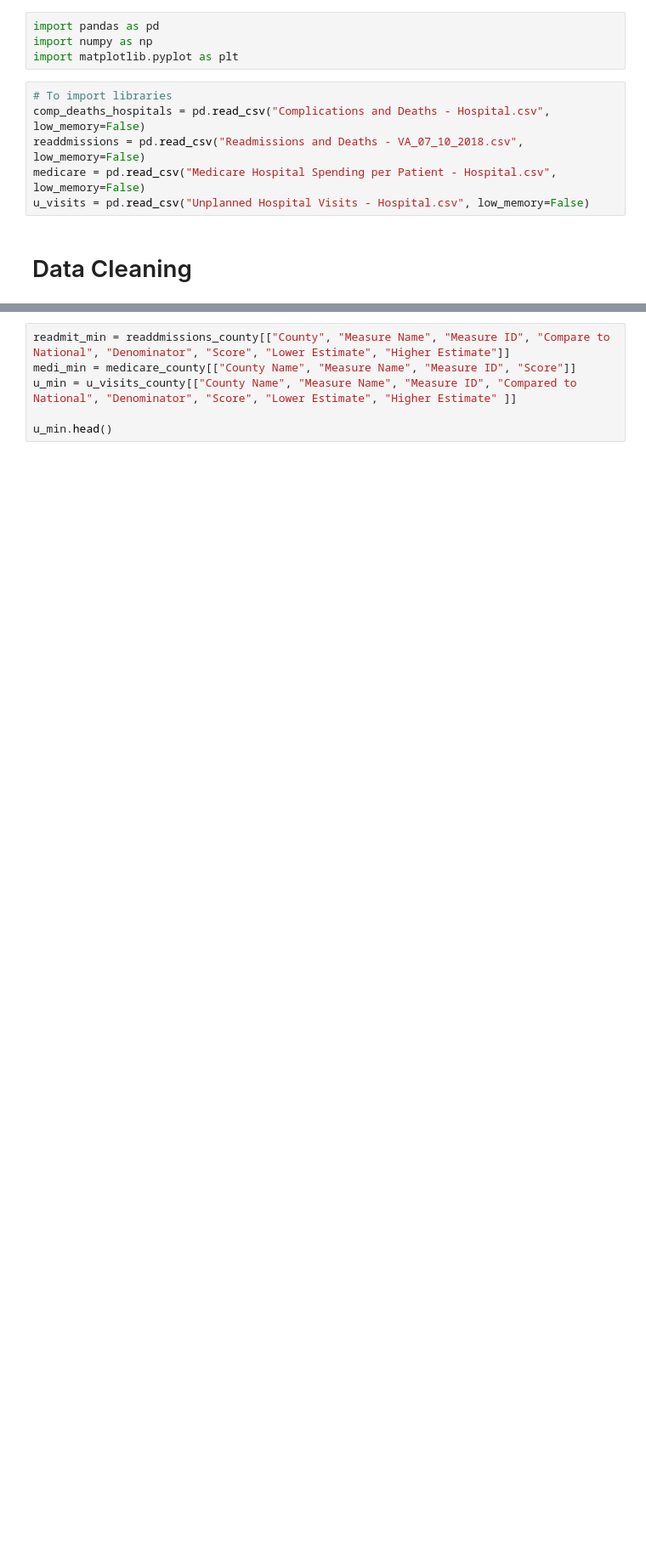
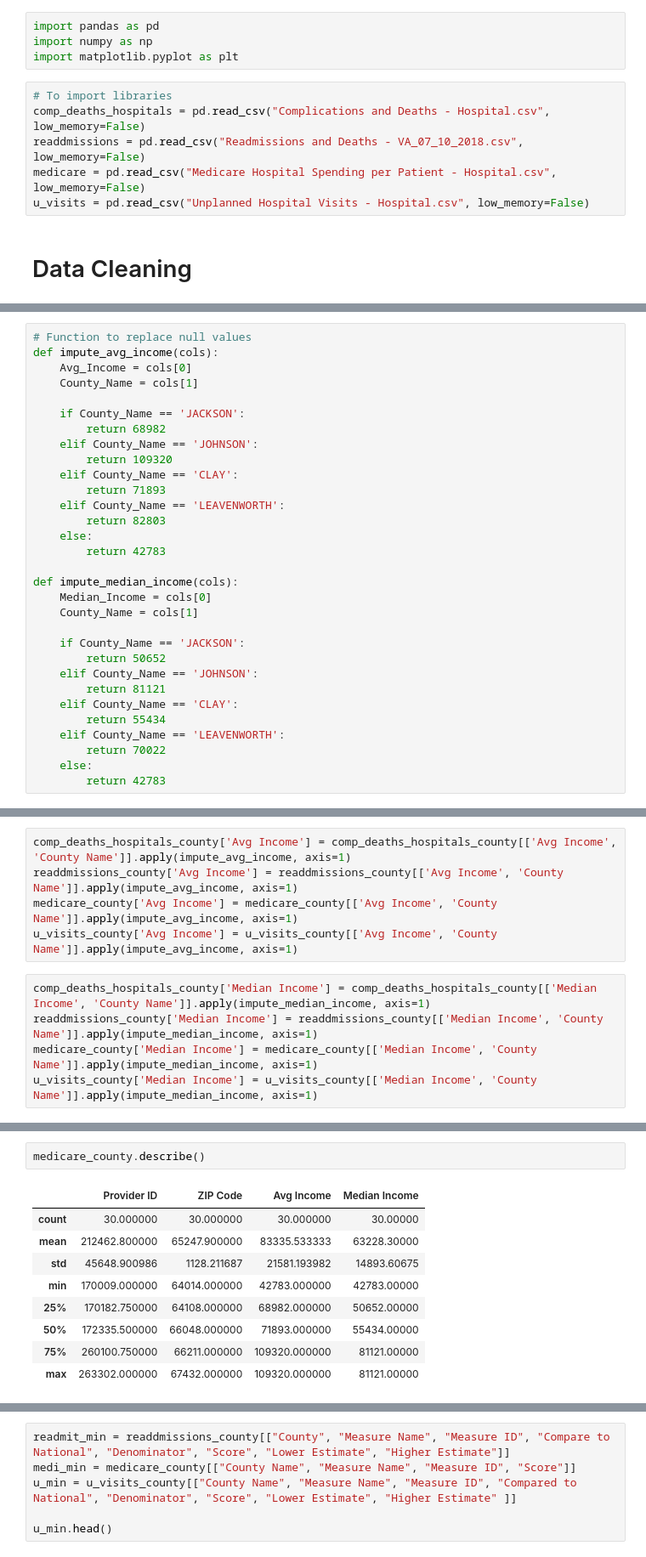
Before and after one commit to TedMur/SnakeBait, a Jupyter notebook: Data/Jazz Hands.ipynb, the cells around one changed output, grey strips where cells are left out. Shown: that part at 85% size. Cells and saved outputs as stored; diff of their text form; blank space fills up the shorter version.

```diff
--- a/Data/Jazz Hands.ipynb
+++ b/Data/Jazz Hands.ipynb
@@ -114,0 +139,31 @@ print(avg_income)
+# %%
+# Function to replace null values
+def impute_avg_income(cols):
+    Avg_Income = cols[0]
+    County_Name = cols[1]
+
+    if County_Name == 'JACKSON':
+        return 68982
+    elif County_Name == 'JOHNSON':
+        return 109320
+    elif County_Name == 'CLAY':
+        return 71893
+    elif County_Name == 'LEAVENWORTH':
+        return 82803
+    else:
+        return 42783
+
+def impute_median_income(cols):
+    Median_Income = cols[0]
+    County_Name = cols[1]
+
+    if County_Name == 'JACKSON':
+        return 50652
+    elif County_Name == 'JOHNSON':
+        return 81121
+    elif County_Name == 'CLAY':
+        return 55434
+    elif County_Name == 'LEAVENWORTH':
+        return 70022
+    else:
+        return 42783
@@ -114,0 +172,10 @@ print(avg_income)
+# %%
+comp_deaths_hospitals_county['Avg Income'] = comp_deaths_hospitals_county[['Avg Income', 'County Name']].apply(impute_avg_income, axis=1)
+readdmissions_county['Avg Income'] = readdmissions_county[['Avg Income', 'County Name']].apply(impute_avg_income, axis=1)
+medicare_county['Avg Income'] = medicare_county[['Avg Income', 'County Name']].apply(impute_avg_income, axis=1)
+u_visits_county['Avg Income'] = u_visits_county[['Avg Income', 'County Name']].apply(impute_avg_income, axis=1)
+# %%
+comp_deaths_hospitals_county['Median Income'] = comp_deaths_hospitals_county[['Median Income', 'County Name']].apply(impute_median_income, axis=1)
+readdmissions_county['Median Income'] = readdmissions_county[['Median Income', 'County Name']].apply(impute_median_income, axis=1)
+medicare_county['Median Income'] = medicare_county[['Median Income', 'County Name']].apply(impute_median_income, axis=1)
+u_visits_county['Median Income'] = u_visits_county[['Median Income', 'County Name']].apply(impute_median_income, axis=1)
@@ -114,0 +216,12 @@ print(avg_income)
+# %%
+medicare_county.describe()
+# %% [output]
+|  | Provider ID | ZIP Code | Avg Income | Median Income |
+| count | 30.000000 | 30.000000 | 30.000000 | 30.00000 |
+| mean | 212462.800000 | 65247.900000 | 83335.533333 | 63228.30000 |
+| std | 45648.900986 | 1128.211687 | 21581.193982 | 14893.60675 |
+| min | 170009.000000 | 64014.000000 | 42783.000000 | 42783.00000 |
+| 25% | 170182.750000 | 64108.000000 | 68982.000000 | 50652.00000 |
+| 50% | 172335.500000 | 66048.000000 | 71893.000000 | 55434.00000 |
+| 75% | 260100.750000 | 66211.000000 | 109320.000000 | 81121.00000 |
+| max | 263302.000000 | 67432.000000 | 109320.000000 | 81121.00000 |
```
Also changed, not shown: parts of 27 cells of this notebook.
